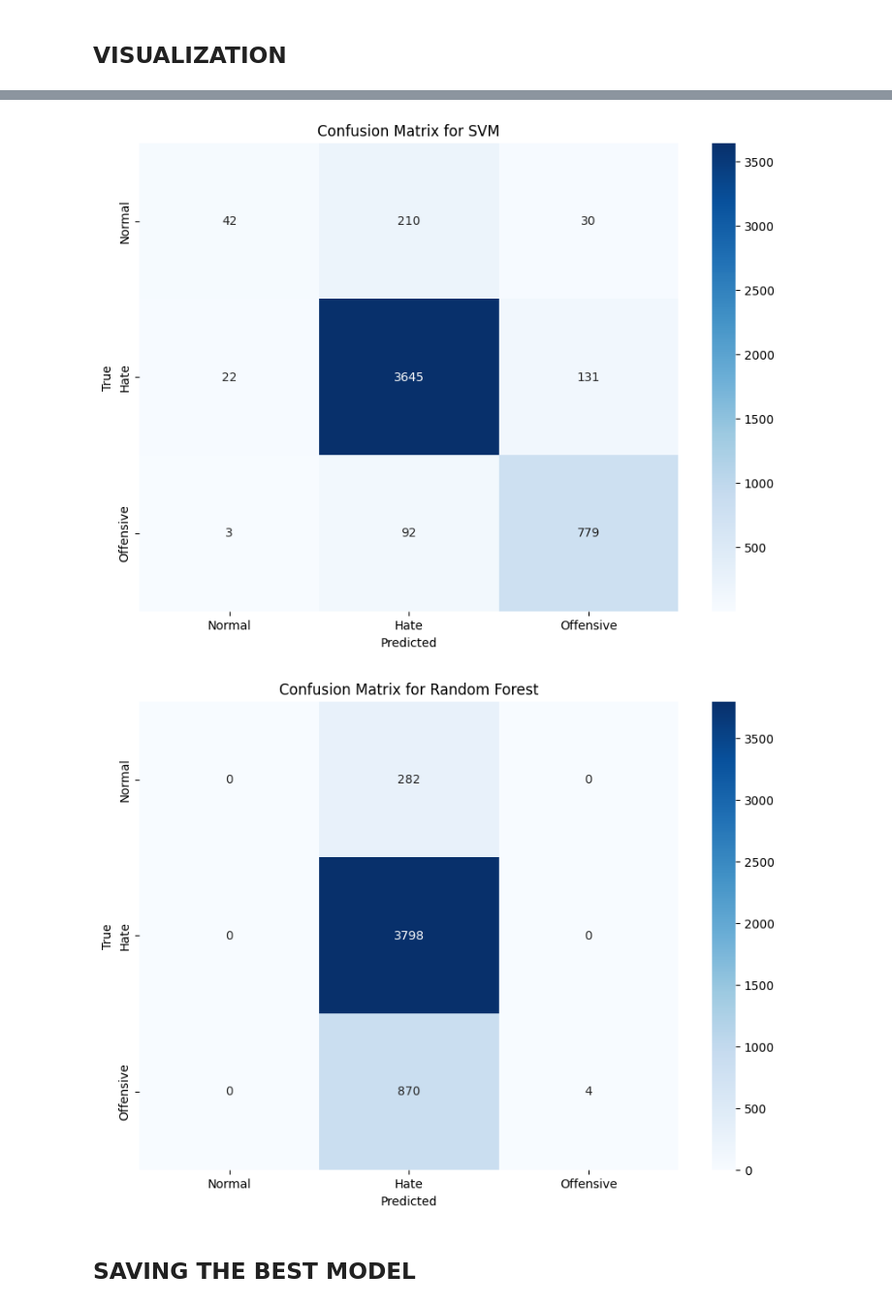
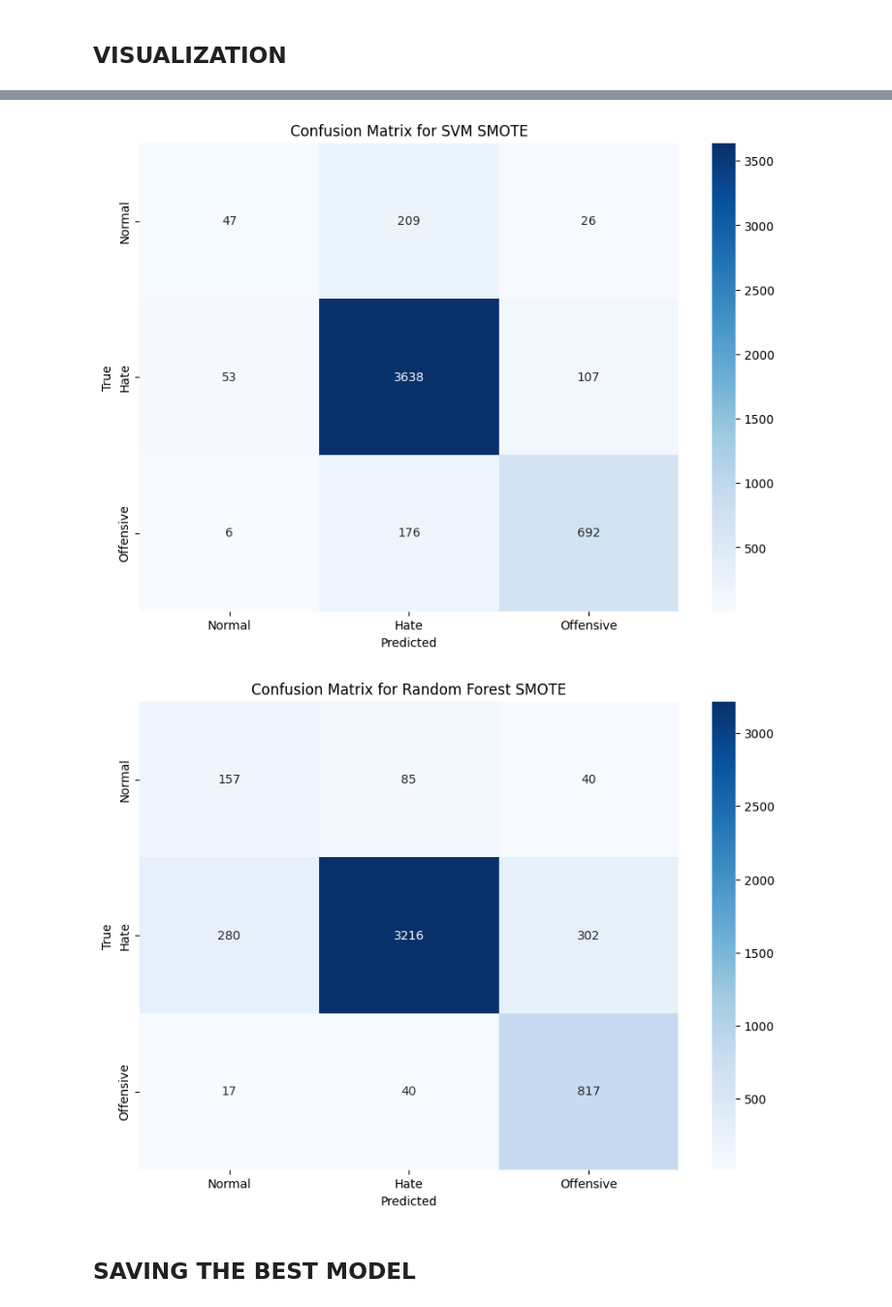
Before and after one commit to spring-board-b2-hate-speech/group-1, a Jupyter notebook: Modeling/ml_models.ipynb, the cells around one changed output, grey strips where cells are left out. Shown at 97% size. Saved outputs shown, nothing was run; the diff lists cells and outputs as text; code cells hidden in the pictures.

```diff
--- a/Modeling/ml_models.ipynb
+++ b/Modeling/ml_models.ipynb
@@ -75,17 +82,16 @@ Best Logistic Regression Score: 0.9001110438118313
 # %% [markdown]
 ### SVM
 # %%
-# Hyperparameter Tuning for SVM
 param_grid_svm = {
-    'C': [0.1, 1, 5, 10],
+    'C': [0.1, 1, 10],
     'kernel': ['linear', 'rbf'],
     'gamma': ['scale', 'auto']
 }
 
-grid_svm = GridSearchCV(SVC(random_state=42), param_grid_svm, cv=3, n_jobs=-1)
-grid_svm.fit(X_train, y_train)
-
-best_svm = grid_svm.best_estimator_
-print("Best SVM Parameters:", grid_svm.best_params_)
-print("Best SVM Score:", grid_svm.best_score_)
+# Hyperparameter tuning for SVM with SMOTE
+grid_svm_smote = GridSearchCV(SVC(random_state=42), param_grid_svm, cv=3, n_jobs=-1)
+grid_svm_smote.fit(X_train_smote, y_train_smote)
+best_svm_smote = grid_svm_smote.best_estimator_
+print("Best SVM Parameters with SMOTE:", grid_svm_smote.best_params_)
+print("Best SVM Score with SMOTE:", grid_svm_smote.best_score_)
 # %% [output]
@@ -94,18 +100,17 @@ Best SVM Score: 0.8995053502927518
 # %% [markdown]
 ### RANDOM FOREST
 # %%
-#Hyperparameter Tuning for Random Forest
 param_grid_rf = {
-    'n_estimators': [100, 200],
+    'n_estimators': [100, 200, 500, 1000],
     'max_depth': [10, 20],
     'min_samples_split': [2, 5],
     'min_samples_leaf': [1, 2]
 }
 
-grid_rf = GridSearchCV(RandomForestClassifier(random_state=42), param_grid_rf, cv=3, n_jobs=-1)
-grid_rf.fit(X_train, y_train)
-
-best_rf = grid_rf.best_estimator_
-print("Best Random Forest Parameters:", grid_rf.best_params_)
-print("Best Random Forest Score:", grid_rf.best_score_)
+# Hyperparameter tuning for Random Forest with SMOTE
+grid_rf_smote = GridSearchCV(RandomForestClassifier(random_state=42), param_grid_rf, cv=3, n_jobs=-1)
+grid_rf_smote.fit(X_train_smote, y_train_smote)
+best_rf_smote = grid_rf_smote.best_estimator_
+print("Best Random Forest Parameters with SMOTE:", grid_rf_smote.best_params_)
+print("Best Random Forest Score with SMOTE:", grid_rf_smote.best_score_)
 # %% [output]
@@ -114,11 +119,10 @@ Best Random Forest Score: 0.7774076317383405
 # %% [markdown]
 ## MODEL EVALUVATION
 # %%
-# Evaluate the Best Models
 models = {
-    'Logistic Regression': best_lr,
-    'SVM': best_svm,
-    'Random Forest': best_rf
+    'Logistic Regression SMOTE': best_lr_smote,
+    'SVM SMOTE': best_svm_smote,
+    'Random Forest SMOTE': best_rf_smote
 }
 
 best_model = None
@@ -126,7 +130,7 @@ best_model_name = None
 best_accuracy = 0
 
 for name, model in models.items():
-    y_pred = model.predict(X_test)
+    y_pred = model.predict(X_test_tfidf)
     accuracy = accuracy_score(y_test, y_pred)
     print(f"Model: {name}")
     print("Accuracy:", accuracy)
@@ -161,9 +165,8 @@ Best Accuracy: 0.9014937424303593
 # %% [markdown]
 ## VISUALIZATION
 # %%
-
 for name, model in models.items():
-    y_pred = model.predict(X_test)
+    y_pred = model.predict(X_test_tfidf)
     cm = confusion_matrix(y_test, y_pred)
     plt.figure(figsize=(10, 7))
     sns.heatmap(cm, annot=True, fmt='d', cmap='Blues', xticklabels=['Normal', 'Hate', 'Offensive'], yticklabels=['Normal', 'Hate', 'Offensive'])
@@ -176,5 +179,5 @@ for name, model in models.items():
-[figure, old version]
+[figure, new version]
-[figure, old version]
+[figure, new version]
 # %% [markdown]
 ## SAVING THE BEST MODEL
 # %%
```
Also changed, not shown: parts of 10 cells of this notebook, 1 other file.
